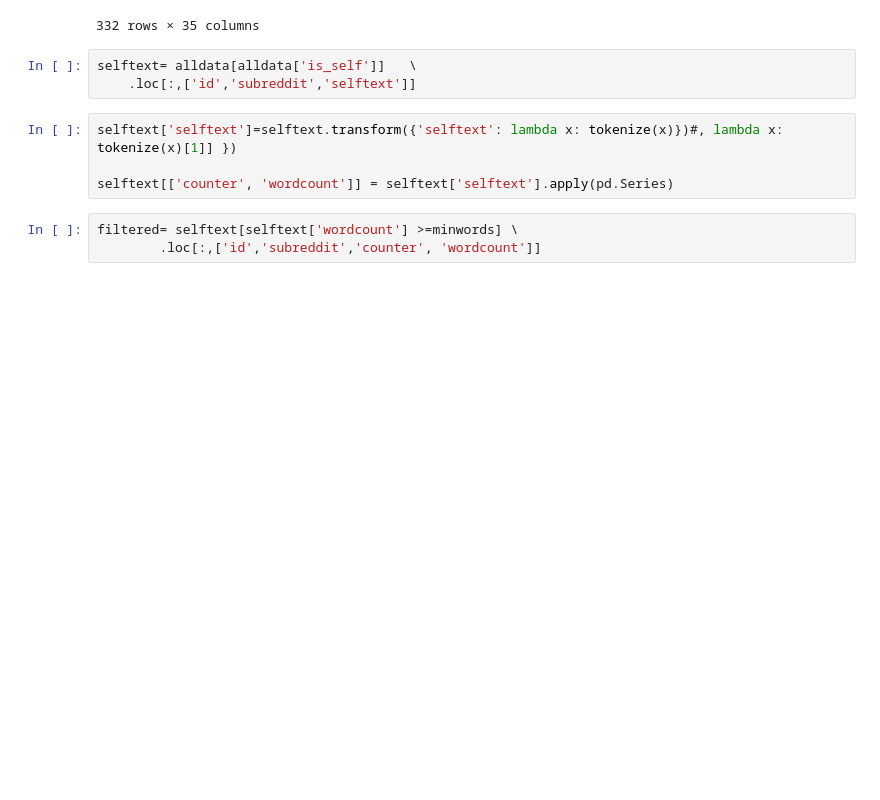
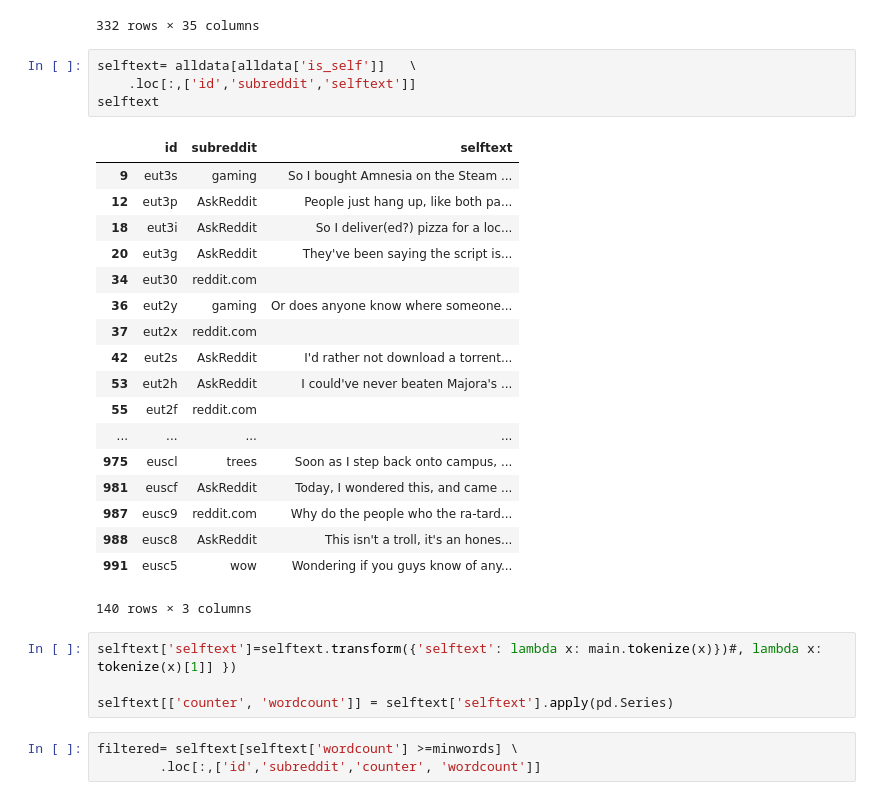
Before and after one commit to KChalk/RedditBasics, a Jupyter notebook: sequential/main.ipynb, the cells around one changed output. Cells and saved outputs as stored; diff of their text form; blank space fills up the shorter version.

```diff
--- a/sequential/main.ipynb
+++ b/sequential/main.ipynb
@@ -54,8 +42,28 @@ alldata
 # %%
 selftext= alldata[alldata['is_self']] 	\
     .loc[:,['id','subreddit','selftext']]
+selftext
+# %% [output]
+|  | id | subreddit | selftext |
+| 9 | eut3s | gaming | So I bought Amnesia on the Steam ... |
+| 12 | eut3p | AskReddit | People just hang up, like both pa... |
+| 18 | eut3i | AskReddit | So I deliver(ed?) pizza for a loc... |
+| 20 | eut3g | AskReddit | They've been saying the script is... |
+| 34 | eut30 | reddit.com |  |
+| 36 | eut2y | gaming | Or does anyone know where someone... |
+| 37 | eut2x | reddit.com |  |
+| 42 | eut2s | AskReddit | I'd rather not download a torrent... |
+| 53 | eut2h | AskReddit | I could've never beaten Majora's ... |
+| 55 | eut2f | reddit.com |  |
+| ... | ... | ... | ... |
+| 975 | euscl | trees | Soon as I step back onto campus, ... |
+| 981 | euscf | AskReddit | Today, I wondered this, and came ... |
+| 987 | eusc9 | reddit.com | Why do the people who the ra-tard... |
+| 988 | eusc8 | AskReddit | This isn't a troll, it's an hones... |
+| 991 | eusc5 | wow | Wondering if you guys know of any... |
+140 rows × 3 columns
 # %%
-selftext['selftext']=selftext.transform({'selftext': lambda x: tokenize(x)})#, lambda x: tokenize(x)[1]] })
+selftext['selftext']=selftext.transform({'selftext': lambda x: main.tokenize(x)})#, lambda x: tokenize(x)[1]] })
 
 selftext[['counter', 'wordcount']] = selftext['selftext'].apply(pd.Series)
 # %%
```
Also changed, not shown: parts of 7 cells of this notebook, 2 other files.
